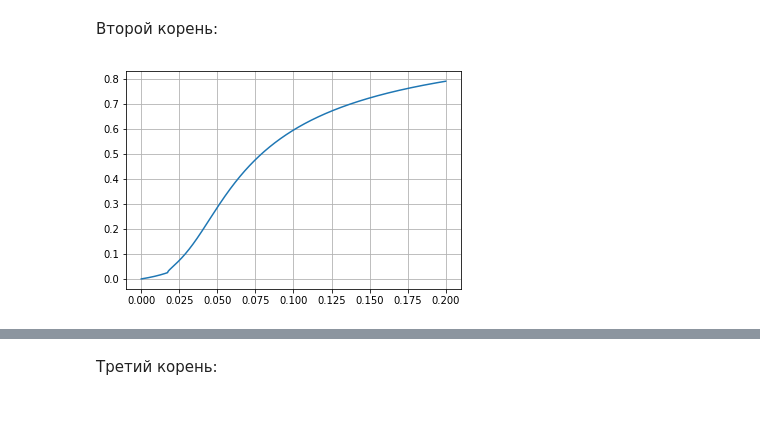
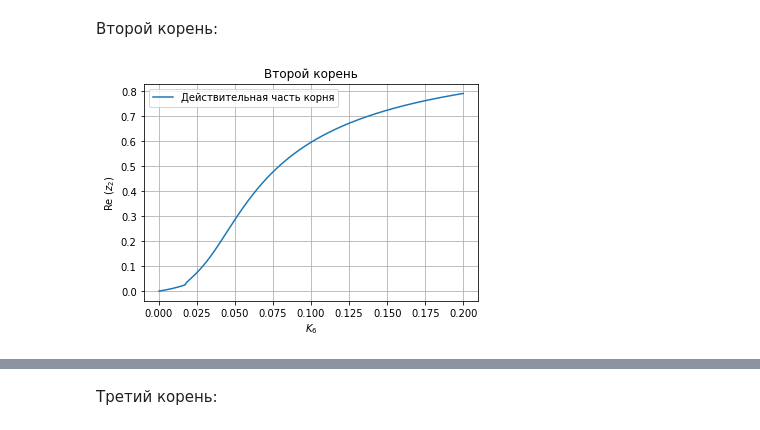
Before and after one commit to alekseik1/calc_math-labs, a Jupyter notebook: main.ipynb, the cells around one changed output, grey strips where cells are left out. Saved outputs shown, nothing was run; the diff lists cells and outputs as text; code cells hidden in the pictures.

```diff
--- a/main.ipynb
+++ b/main.ipynb
@@ -449,7 +450,7 @@ plot_lines( (k6_range, dots_im[:,0]))
 Второй корень:
 # %%
 from utils.plot_helpers import plot_lines
-plot_lines( (k6_range, dots_real[:,1]))
-plot_lines( (k6_range, dots_im[:,1]))
+plot_lines( (k6_range, dots_real[:,1], 'Действительная часть корня'), title='Второй корень', x_label=r'$K_6$', y_label=r'Re ($z_2$)')
+plot_lines( (k6_range, dots_im[:,1], 'Мнимая часть корня'), title='Второй корень', x_label=r'$K_6$', y_label=r'Im ($z_2$)')
 # %% [output]
-[figure, old version]
+[figure, new version]
```
Also changed, not shown: parts of 15 cells of this notebook, 1 other file.
